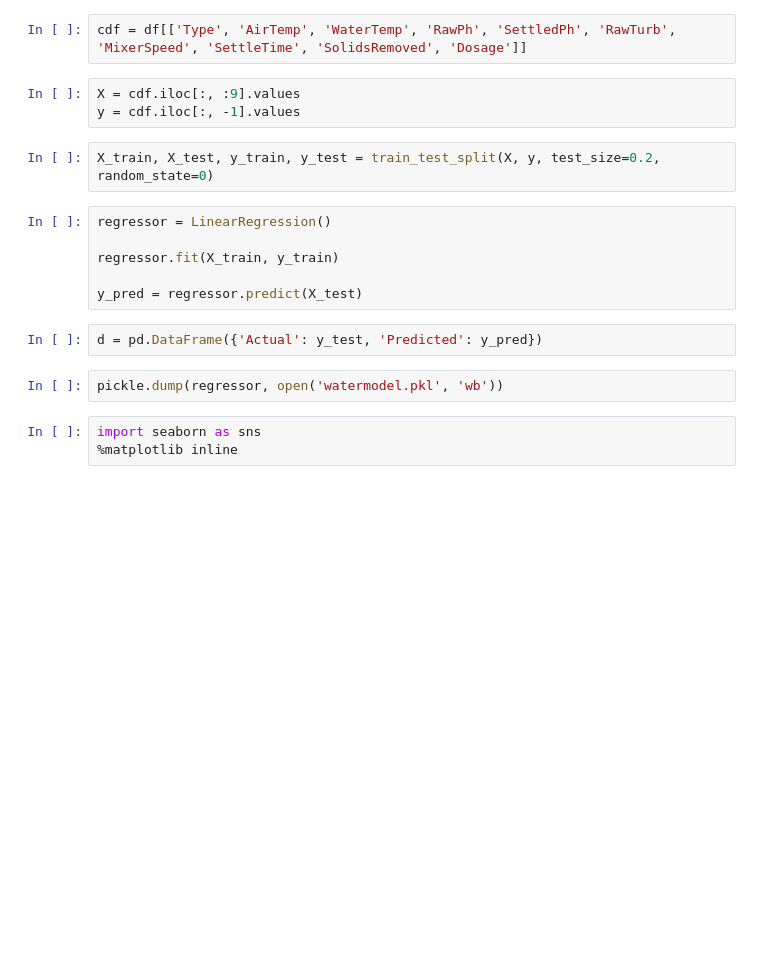
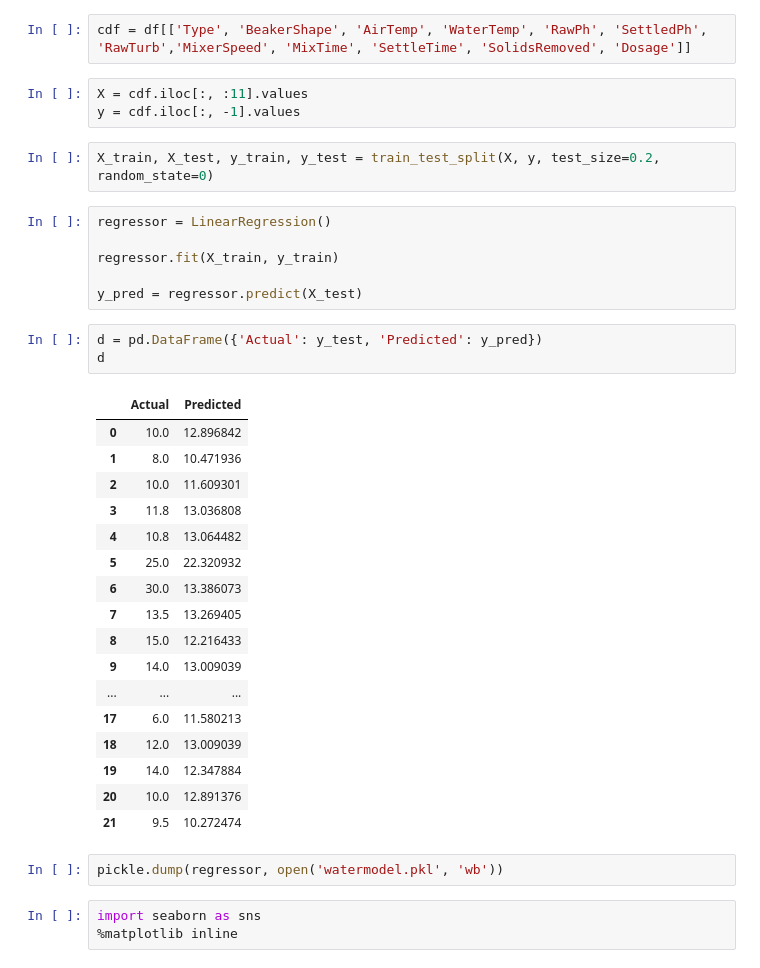
Before and after one commit to keith72632/Beaker, a Jupyter notebook: model/model.py.ipynb, the cells around one changed output. Drawn from its saved outputs; the diff is of its cells as text; blank space fills up the shorter version.

```diff
--- a/model/model.py.ipynb
+++ b/model/model.py.ipynb
@@ -26,7 +29,7 @@ df.head()
 # %%
-cdf = df[['Type', 'AirTemp', 'WaterTemp', 'RawPh', 'SettledPh', 'RawTurb', 'MixerSpeed', 'SettleTime', 'SolidsRemoved', 'Dosage']]
+cdf = df[['Type', 'BeakerShape', 'AirTemp', 'WaterTemp', 'RawPh', 'SettledPh', 'RawTurb','MixerSpeed', 'MixTime', 'SettleTime', 'SolidsRemoved', 'Dosage']]
 # %%
-X = cdf.iloc[:, :9].values
+X = cdf.iloc[:, :11].values
 y = cdf.iloc[:, -1].values
 # %%
 X_train, X_test, y_train, y_test = train_test_split(X, y, test_size=0.2, random_state=0)
@@ -38,6 +41,25 @@ regressor.fit(X_train, y_train)
 y_pred = regressor.predict(X_test)
 # %%
 d = pd.DataFrame({'Actual': y_test, 'Predicted': y_pred})
+d
+# %% [output]
+|  | Actual | Predicted |
+| 0 | 10.0 | 12.896842 |
+| 1 | 8.0 | 10.471936 |
+| 2 | 10.0 | 11.609301 |
+| 3 | 11.8 | 13.036808 |
+| 4 | 10.8 | 13.064482 |
+| 5 | 25.0 | 22.320932 |
+| 6 | 30.0 | 13.386073 |
+| 7 | 13.5 | 13.269405 |
+| 8 | 15.0 | 12.216433 |
+| 9 | 14.0 | 13.009039 |
+| ... | ... | ... |
+| 17 | 6.0 | 11.580213 |
+| 18 | 12.0 | 13.009039 |
+| 19 | 14.0 | 12.347884 |
+| 20 | 10.0 | 12.891376 |
+| 21 | 9.5 | 10.272474 |
 # %%
 pickle.dump(regressor, open('watermodel.pkl', 'wb'))
 # %%
```
Also changed, not shown: parts of 4 cells of this notebook, 13 other files.
